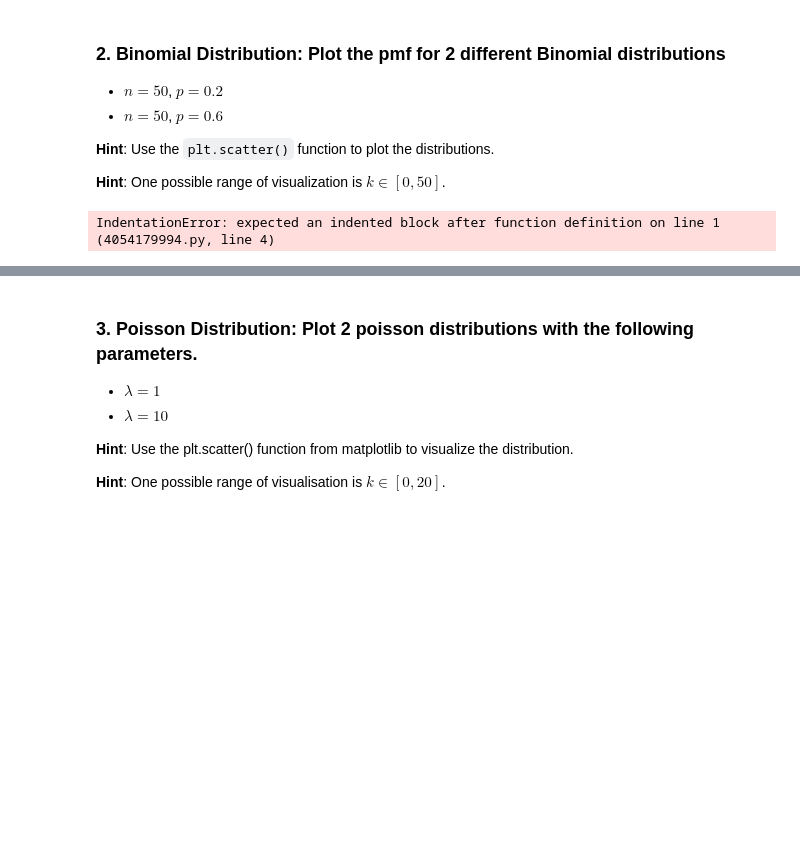
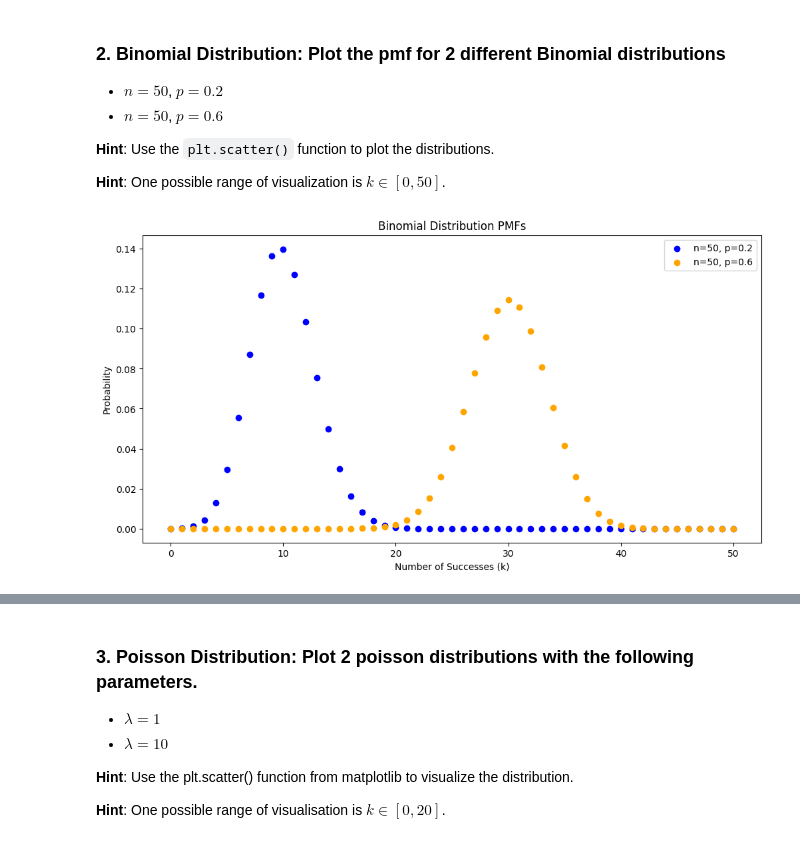
Before and after one commit to masprime77/PMI_homeworks, a Jupyter notebook: homework2_student_v1.ipynb, the cells around one changed output, grey strips where cells are left out. Saved outputs shown, nothing was run; the diff lists cells and outputs as text; code cells hidden in the pictures; blank space fills up the shorter version.

```diff
--- a/homework2_student_v1.ipynb
+++ b/homework2_student_v1.ipynb
@@ -39,7 +39,7 @@ In this task  implement the Probability Mass function/Probability Density functi
 def bernoulli(k:int,p:float):
     return (1 - p) if k == 0 else p
 # %%
-def binomial(k:int,n:int,p:int):
+def binomial(k:int,n:int,p:float):
     return math.comb(n, k) * (p ** k) * ((1 - p) ** (n - k))
 # %%
 def poisson(k:int,lam:float):
@@ -144,11 +146,24 @@ Here, $p$ represents the probability of success.
 **Hint**: One possible range of visualization is $k \in [0,50]$.
 # %%
 def plt_binomial():
-    #### YOUR SOLUTION HERE
+    k = range(0, 51)
+
+    pmf_1 = [binomial(x, 50, 0.2) for x in k]
+    pmf_2 = [binomial(x, 50, 0.6) for x in k]
+
+    plt.figure(figsize=(12, 6))
+
+    plt.scatter(k, pmf_1, c='blue', label='n=50, p=0.2')
+    plt.scatter(k, pmf_2, c='orange', label='n=50, p=0.6')
+
+    plt.title('Binomial Distribution PMFs')
+    plt.xlabel('Number of Successes (k)')
+    plt.ylabel('Probability')
+    plt.legend()
 
 plt_binomial()
 # %% [output]
-IndentationError: expected an indented block after function definition on line 1 (4054179994.py, line 4)
+[figure, added]
 # %% [markdown]
 Explain here the parameters of the Binomial distribution
 
```
Also changed, not shown: parts of 4 cells of this notebook.
